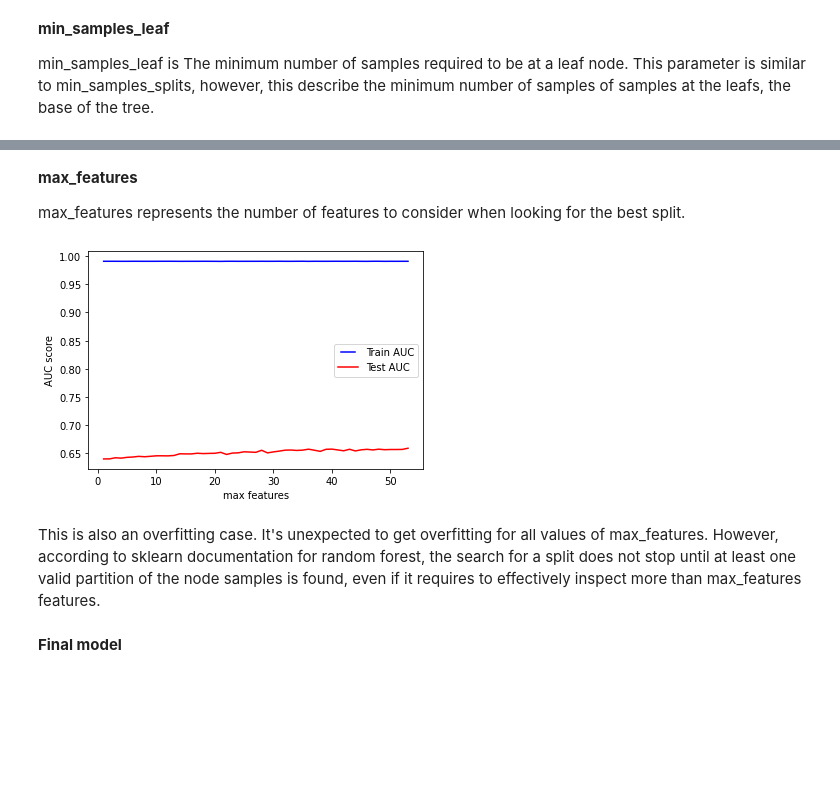
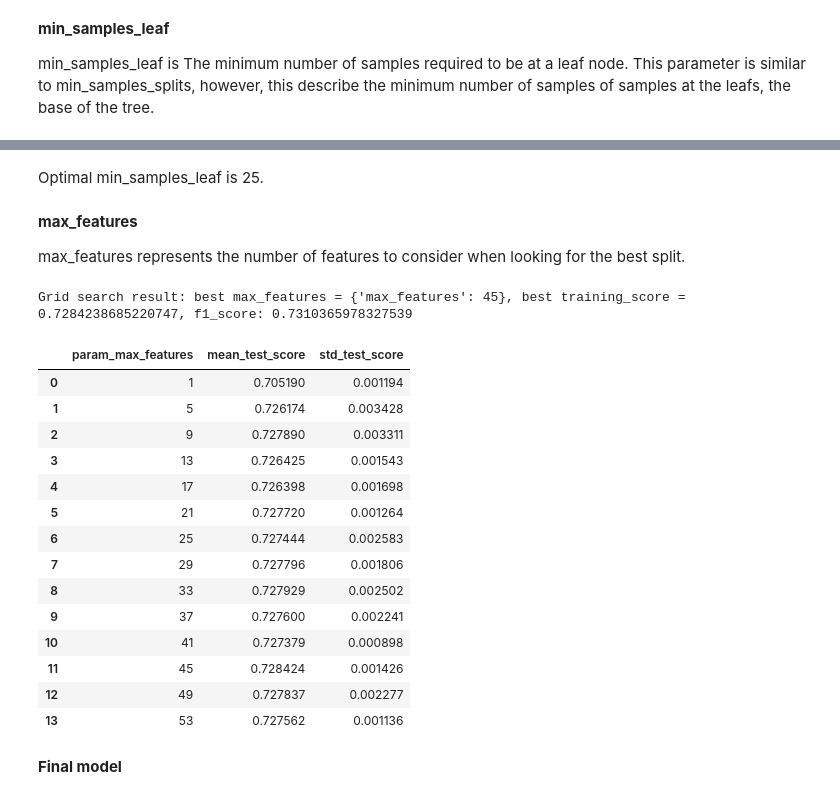
Before and after one commit to Juliaj/udacity-data-scientist, a Jupyter notebook: starbucks_challenge/notebooks/ModelingOfferResponse.ipynb, the cells around one changed output, grey strips where cells are left out. Saved outputs shown, nothing was run; the diff lists cells and outputs as text; code cells hidden in the pictures; blank space fills up the shorter version.

```diff
--- a/starbucks_challenge/notebooks/ModelingOfferResponse.ipynb
+++ b/starbucks_challenge/notebooks/ModelingOfferResponse.ipynb
@@ -569,0 +570,4 @@ From above data, we can stop at 16 trees as increasing the number of estimator d
+# %%
+params = {'n_estimators':range(4,33,4)}
+grid = GridSearchCV(estimator = GradientBoostingClassifier(learning_rate=0.01, random_state=42), param_grid = params, scoring='f1',n_jobs=4, cv=5, return_train_score=True)
+grid.fit(X_train,y_train);
@@ -661,0 +620,7 @@ Same conclusion as to previous parameter. Increasing this value can cause underf
+# %%
+min_samples_leafs = range(10,31,5)
+param_name = 'min_samples_leaf'
+params = {param_name:min_samples_leafs}
+
+grid = GridSearchCV(estimator = GradientBoostingClassifier(learning_rate=0.01, n_estimators=28, max_depth=7, random_state=42), param_grid = params, scoring='f1',n_jobs=4, cv=5, return_train_score=True)
+grid.fit(X_train,y_train);
@@ -662,32 +638,35 @@ Same conclusion as to previous parameter. Increasing this value can cause underf
+# %% [markdown]
+Optimal min_samples_leaf is 25.
 # %% [markdown]
 **max_features**
 
 max_features represents the number of features to consider when looking for the best split.
-# %%
-max_features = list(range(1,X_train.shape[1]))
-train_results = []
-test_results = []
-for max_feature in max_features:
-   rf_clf = RandomForestClassifier(max_features=max_feature)
-   rf_clf.fit(X_train, y_train)
-   train_pred = rf_clf.predict(X_train)
-   false_positive_rate, true_positive_rate, thresholds = roc_curve(y_train, train_pred)
-   roc_auc = auc(false_positive_rate, true_positive_rate)
-   train_results.append(roc_auc)
-   y_pred = rf_clf.predict(X_test)
-   false_positive_rate, true_positive_rate, thresholds = roc_curve(y_test, y_pred)
-   roc_auc = auc(false_positive_rate, true_positive_rate)
-   test_results.append(roc_auc)
-from matplotlib.legend_handler import HandlerLine2D
-line1, = plt.plot(max_features, train_results, 'b', label="Train AUC")
-line2, = plt.plot(max_features, test_results, 'r', label="Test AUC")
-plt.legend(handler_map={line1: HandlerLine2D(numpoints=2)})
-plt.ylabel('AUC score')
-plt.xlabel('max features')
-plt.show()
-# %% [output]
-[figure, removed]
-# %% [markdown]
-This is also an overfitting case. It's unexpected to get overfitting for all values of max_features. However, according to sklearn documentation for random forest, the search for a split does not stop until at least one valid partition of the node samples is found, even if it requires to effectively inspect more than max_features features.
+# %%
+max_features = list(range(1,X_train.shape[1], 4))
+param_name = 'max_features'
+params = {param_name:max_features}
+
+grid = GridSearchCV(estimator = GradientBoostingClassifier(learning_rate=0.01, n_estimators=28, max_depth=7, min_samples_leaf=25, random_state=42), param_grid = params, scoring='f1',n_jobs=4, cv=5, return_train_score=True)
+grid.fit(X_train,y_train);
+# %%
+get_f1_score(grid, param_name)
+get_scores(param_name)
+# %% [output]
+Grid search result: best max_features = {'max_features': 45}, best training_score = 0.7284238685220747, f1_score: 0.7310365978327539
+|  | param_max_features | mean_test_score | std_test_score |
+| 0 | 1 | 0.705190 | 0.001194 |
+| 1 | 5 | 0.726174 | 0.003428 |
+| 2 | 9 | 0.727890 | 0.003311 |
+| 3 | 13 | 0.726425 | 0.001543 |
+| 4 | 17 | 0.726398 | 0.001698 |
+| 5 | 21 | 0.727720 | 0.001264 |
+| 6 | 25 | 0.727444 | 0.002583 |
+| 7 | 29 | 0.727796 | 0.001806 |
+| 8 | 33 | 0.727929 | 0.002502 |
+| 9 | 37 | 0.727600 | 0.002241 |
+| 10 | 41 | 0.727379 | 0.000898 |
+| 11 | 45 | 0.728424 | 0.001426 |
+| 12 | 49 | 0.727837 | 0.002277 |
+| 13 | 53 | 0.727562 | 0.001136 |
 # %% [markdown]
 **Final model**
```
Also changed, not shown: parts of 42 cells of this notebook, 1 other file.
